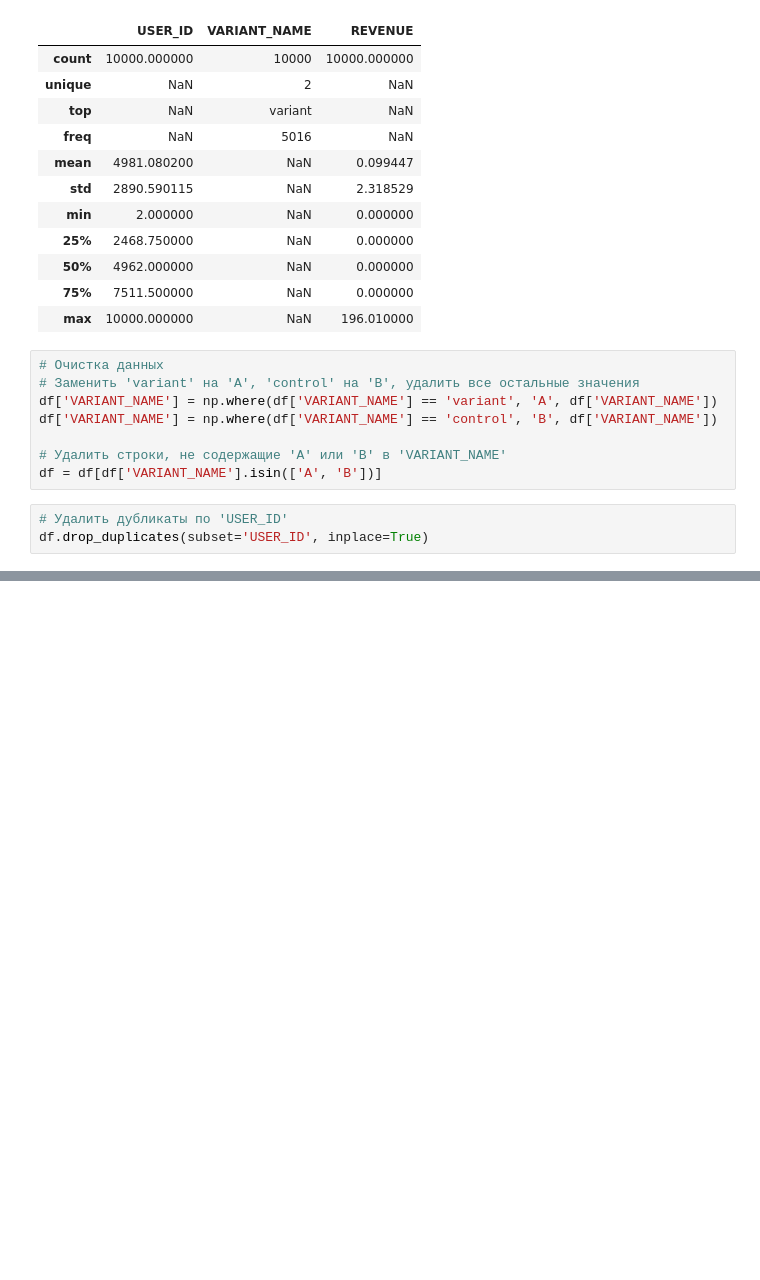
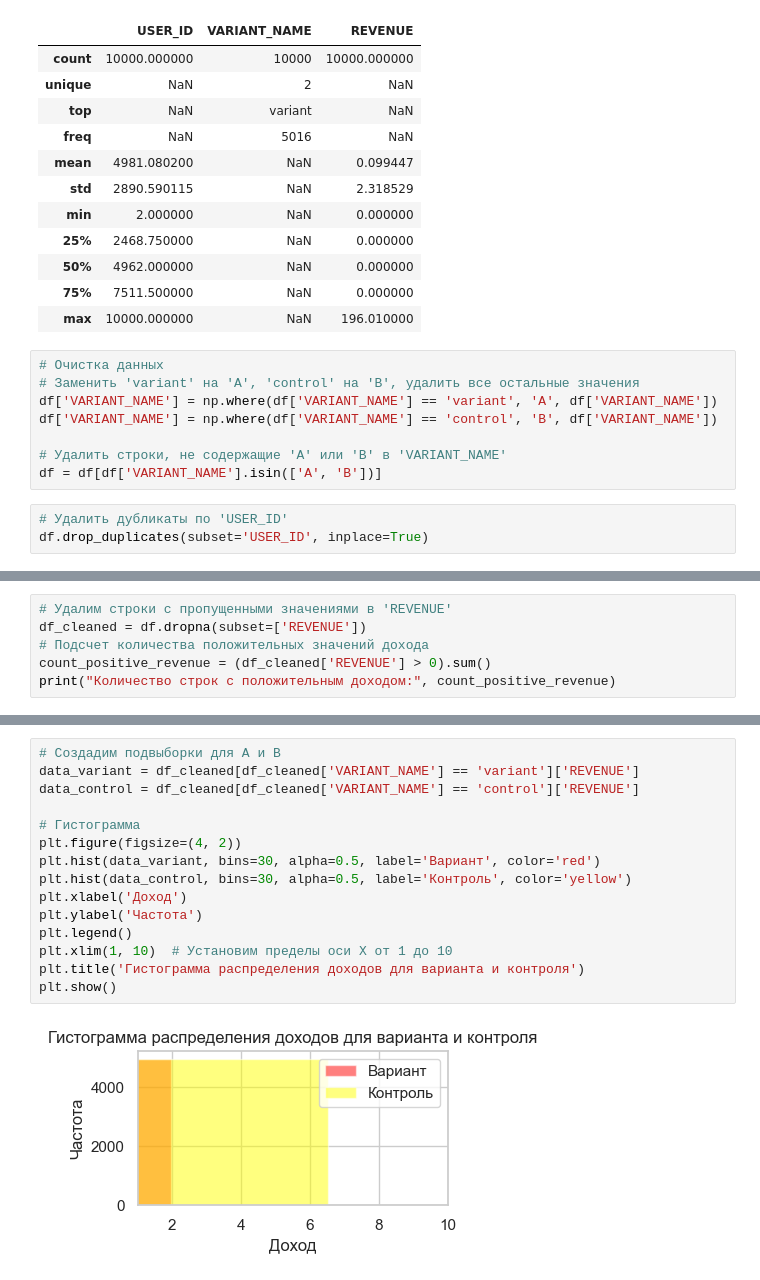
Before and after one commit to annakopeikina/STATISTIKS, a Jupyter notebook: ABtesting/hometask8.ipynb, the cells around one changed output, grey strips where cells are left out. Cells and saved outputs as stored; diff of their text form; blank space fills up the shorter version.

```diff
--- a/ABtesting/hometask8.ipynb
+++ b/ABtesting/hometask8.ipynb
@@ -54,0 +71,6 @@ dtype: int64
+# %%
+# Удалим строки с пропущенными значениями в 'REVENUE'
+df_cleaned = df.dropna(subset=['REVENUE'])
+# Подсчет количества положительных значений дохода
+count_positive_revenue = (df_cleaned['REVENUE'] > 0).sum()
+print("Количество строк с положительным доходом:", count_positive_revenue)
@@ -54,0 +164,17 @@ dtype: int64
+# %%
+# Создадим подвыборки для A и B
+data_variant = df_cleaned[df_cleaned['VARIANT_NAME'] == 'variant']['REVENUE']
+data_control = df_cleaned[df_cleaned['VARIANT_NAME'] == 'control']['REVENUE']
+
+# Гистограмма
+plt.figure(figsize=(4, 2))
+plt.hist(data_variant, bins=30, alpha=0.5, label='Вариант', color='red')
+plt.hist(data_control, bins=30, alpha=0.5, label='Контроль', color='yellow')
+plt.xlabel('Доход')
+plt.ylabel('Частота')
+plt.legend()
+plt.xlim(1, 10)  # Установим пределы оси X от 1 до 10
+plt.title('Гистограмма распределения доходов для варианта и контроля')
+plt.show()
+# %% [output]
+[figure, added]
```
Also changed, not shown: parts of 13 cells of this notebook.
